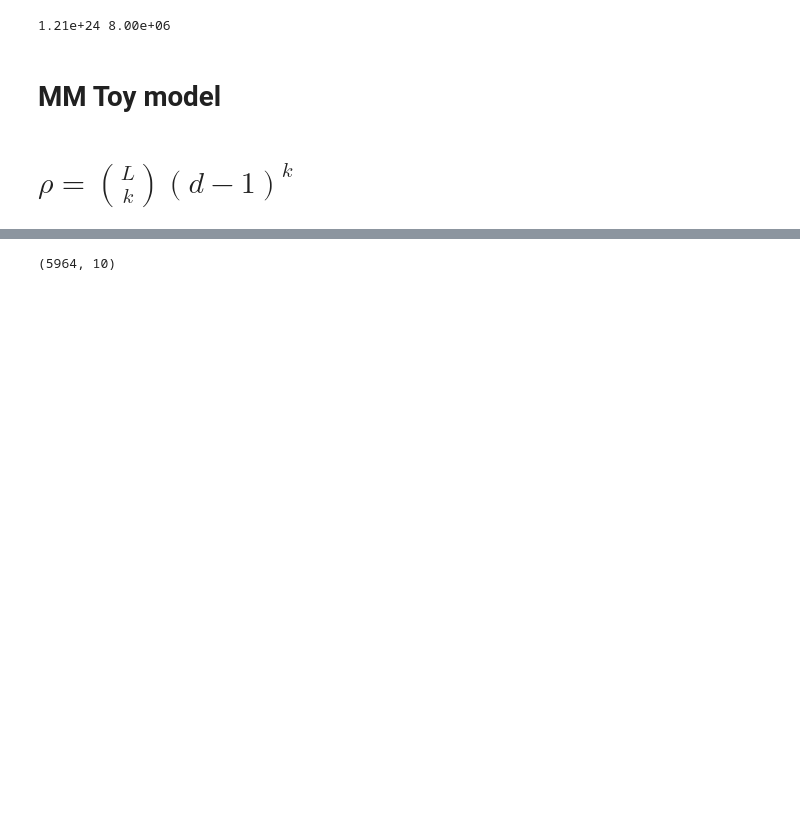
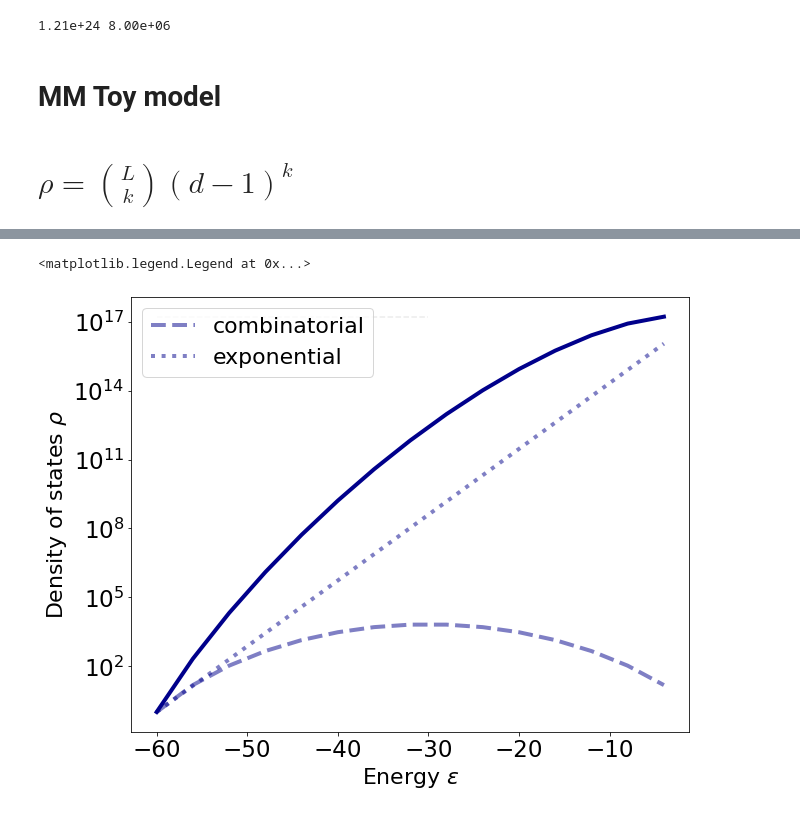
Before and after one commit to rmorantovar/Immune_System, a Jupyter notebook: Jupyter_Notebooks/5_Geometric_exponent.ipynb, the cells around one changed output, grey strips where cells are left out. Saved outputs shown, nothing was run; the diff lists cells and outputs as text; code cells hidden in the pictures; blank space fills up the shorter version.

Commit message:
Preparing last simulations. Peparing last consistency statement about cross-reactivity. Mac20

```diff
--- a/Jupyter_Notebooks/5_Geometric_exponent.ipynb
+++ b/Jupyter_Notebooks/5_Geometric_exponent.ipynb
@@ -263,4 +46,22 @@ B_cells_seqs = np.delete(B_cells_seqs, Bcells_to_delete, 0)
-# %%
-np.shape(B_cells_seqs)
-# %% [output]
-(5964, 10)
+# %%
+fig, ax = plt.subplots(figsize = (10,8))
+L = 15 #Seq. lenght
+d = 15 #Alphabet size
+e0 = 4
+k = np.arange(0 , int(L/1))+0.001;
+
+ax.plot(e0*(k-L), sc.comb(L, k) , linewidth = 4 , label = 'combinatorial', color = 'darkblue', linestyle = '--', alpha = .5);
+ax.plot(e0*(k-L), (d-1)**k , linewidth = 4, label = 'exponential' , color = 'darkblue', linestyle = 'dotted', alpha = .5);
+ax.plot(e0*(k-L), sc.comb(L, k)*(d-1)**k , linewidth = 4 , color = 'darkblue', linestyle = '-');
+#ax.vlines(-e0*L/d, ax.get_ylim()[0], ax.get_ylim()[1], linestyle = '--', alpha = .3, color = 'silver')
+ax.hlines(sc.comb(L, L)*(d-1)**L, -L*e0, -(L/2)*e0, linestyle = '--', alpha = .3, color = 'silver')
+
+
+ax.set_yscale('log');
+ax.set_xlabel('Energy $\epsilon$', fontsize = 22)
+ax.set_ylabel(r'Density of states $\rho$', fontsize = 22)
+ax.tick_params(labelsize = 23)
+ax.legend(loc = 0, fontsize = 22)
+# %% [output]
+<matplotlib.legend.Legend at 0x...>
+[figure, added]
```
Also changed, not shown: parts of 42 cells of this notebook, 54 other files.
